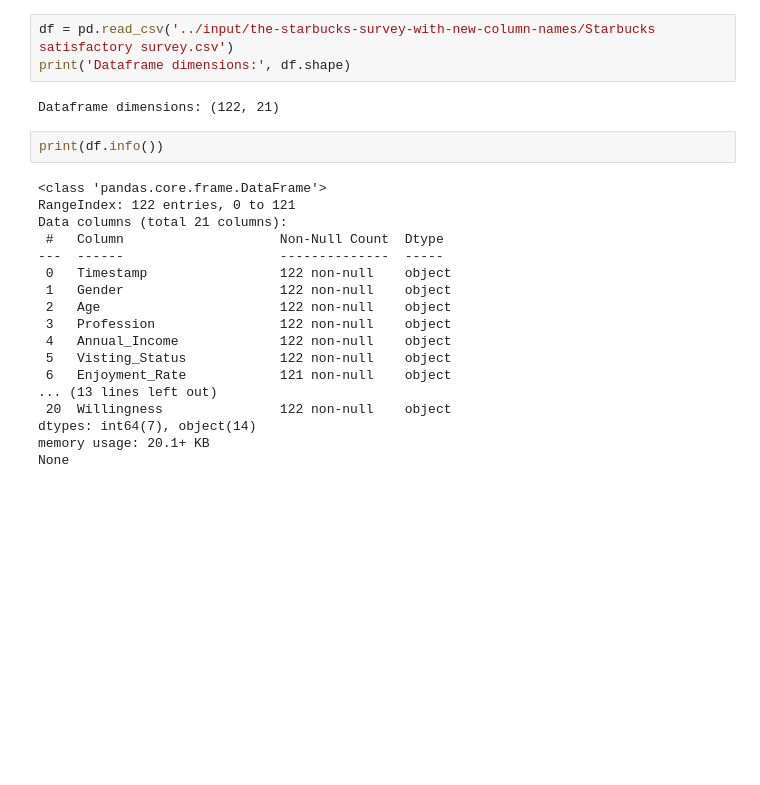
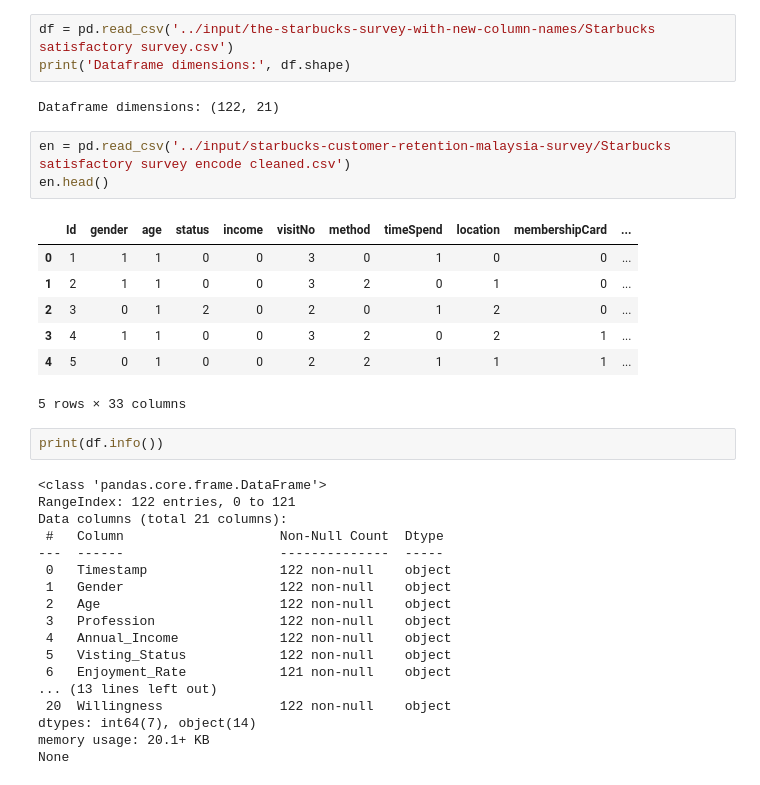
Before and after one commit to aryatalathi/Personalized-marketing-and-targeted-advertising, a Jupyter notebook: starbucks.ipynb, the cells around one changed output. Saved outputs shown, nothing was run; the diff lists cells and outputs as text; blank space fills up the shorter version.

```diff
--- a/starbucks.ipynb
+++ b/starbucks.ipynb
@@ -75,6 +77,17 @@ df = pd.read_csv('../input/the-starbucks-survey-with-new-column-names/Starbucks
 print('Dataframe dimensions:', df.shape)
 # %% [output]
 Dataframe dimensions: (122, 21)
+# %%
+en = pd.read_csv('../input/starbucks-customer-retention-malaysia-survey/Starbucks satisfactory survey encode cleaned.csv')
+en.head()
+# %% [output]
+|  | Id | gender | age | status | income | visitNo | method | timeSpend | location | membershipCard | ... |
+| 0 | 1 | 1 | 1 | 0 | 0 | 3 | 0 | 1 | 0 | 0 | ... |
+| 1 | 2 | 1 | 1 | 0 | 0 | 3 | 2 | 0 | 1 | 0 | ... |
+| 2 | 3 | 0 | 1 | 2 | 0 | 2 | 0 | 1 | 2 | 0 | ... |
+| 3 | 4 | 1 | 1 | 0 | 0 | 3 | 2 | 0 | 2 | 1 | ... |
+| 4 | 5 | 0 | 1 | 0 | 0 | 2 | 2 | 1 | 1 | 1 | ... |
+5 rows × 33 columns
 # %%
 print(df.info())
 # %% [output]
```
Also changed, not shown: parts of 11 cells of this notebook.
